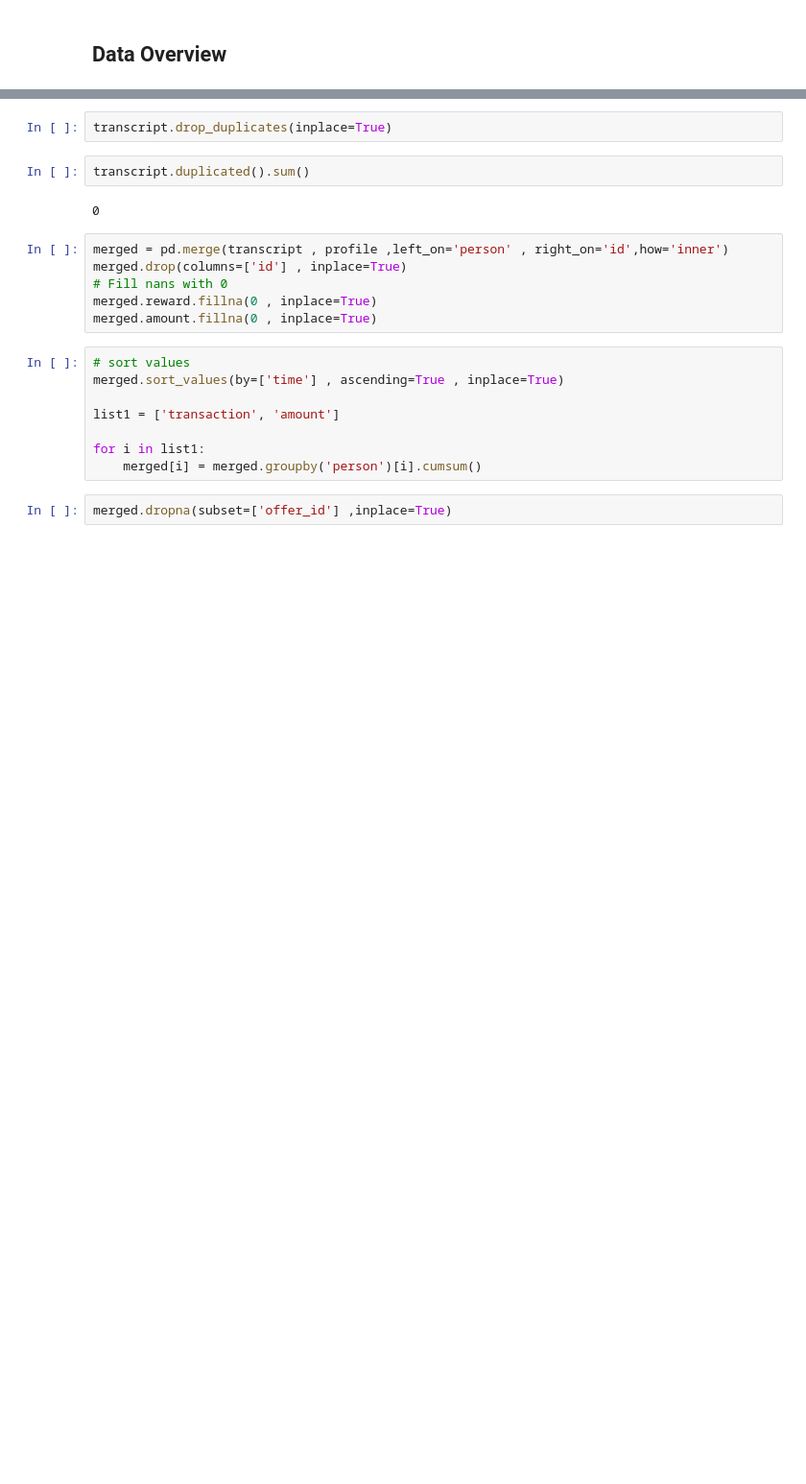
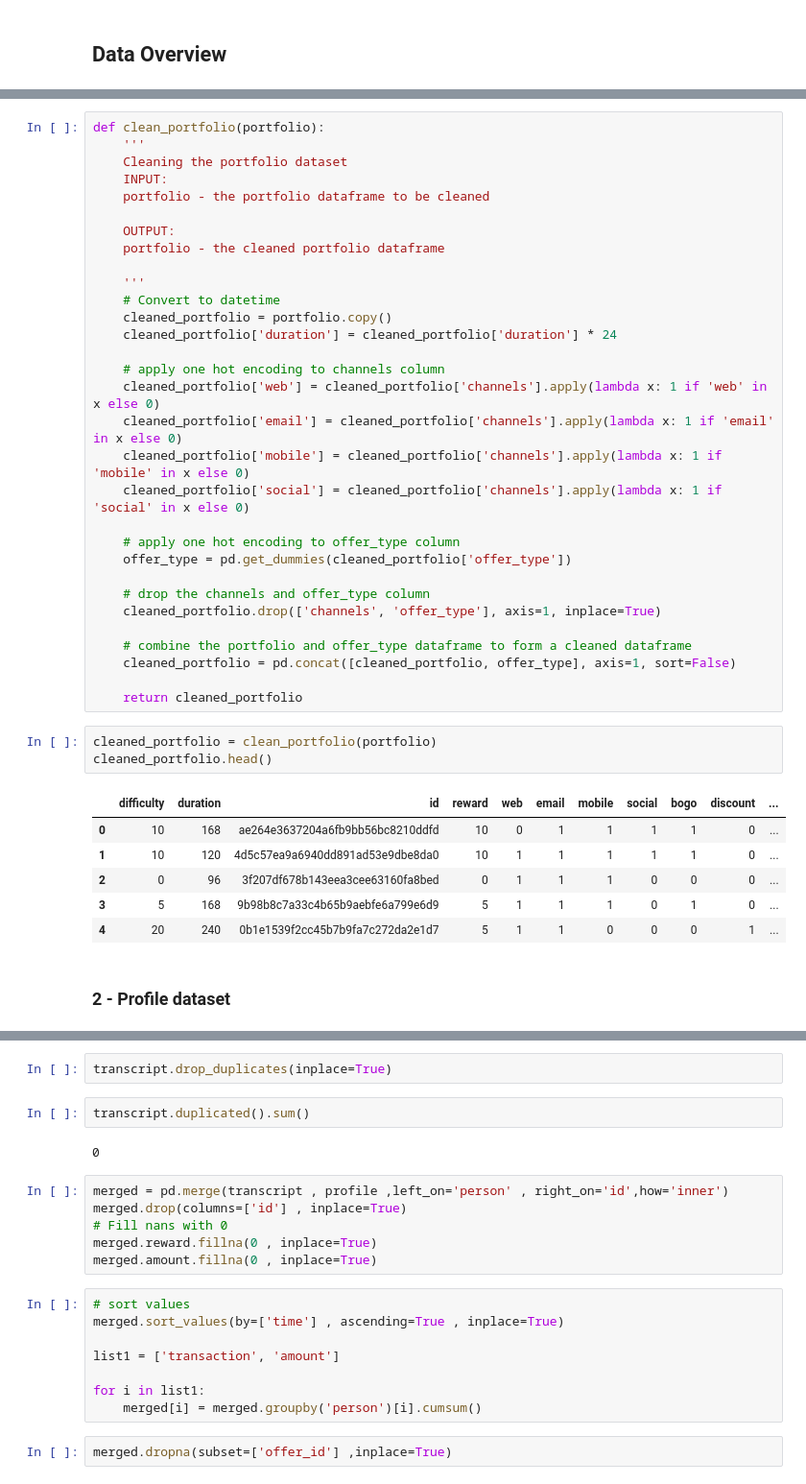
Before and after one commit to MlataIbrahim/Starbucks-Capstone-Project, a Jupyter notebook: Starbucks_Capstone_notebook.ipynb, the cells around one changed output, grey strips where cells are left out. Shown at 96% size. Drawn from its saved outputs; the diff is of its cells as text; blank space fills up the shorter version.

```diff
--- a/Starbucks_Capstone_notebook.ipynb
+++ b/Starbucks_Capstone_notebook.ipynb
@@ -273,0 +121,43 @@ transcript = pd.get_dummies(transcript , columns=['event'] , prefix='' ,prefix_s
+# %%
+def clean_portfolio(portfolio):
+    '''
+    Cleaning the portfolio dataset
+    INPUT:
+    portfolio - the portfolio dataframe to be cleaned
+
+    OUTPUT:
+    portfolio - the cleaned portfolio dataframe
+
+    '''
+    # Convert to datetime
+    cleaned_portfolio = portfolio.copy()
+    cleaned_portfolio['duration'] = cleaned_portfolio['duration'] * 24
+
+    # apply one hot encoding to channels column
+    cleaned_portfolio['web'] = cleaned_portfolio['channels'].apply(lambda x: 1 if 'web' in x else 0)
+    cleaned_portfolio['email'] = cleaned_portfolio['channels'].apply(lambda x: 1 if 'email' in x else 0)
+    cleaned_portfolio['mobile'] = cleaned_portfolio['channels'].apply(lambda x: 1 if 'mobile' in x else 0)
+    cleaned_portfolio['social'] = cleaned_portfolio['channels'].apply(lambda x: 1 if 'social' in x else 0)
+
+    # apply one hot encoding to offer_type column
+    offer_type = pd.get_dummies(cleaned_portfolio['offer_type'])
+
+    # drop the channels and offer_type column
+    cleaned_portfolio.drop(['channels', 'offer_type'], axis=1, inplace=True)
+
+    # combine the portfolio and offer_type dataframe to form a cleaned dataframe
+    cleaned_portfolio = pd.concat([cleaned_portfolio, offer_type], axis=1, sort=False)
+
+    return cleaned_portfolio
+# %%
+cleaned_portfolio = clean_portfolio(portfolio)
+cleaned_portfolio.head()
+# %% [output]
+|  | difficulty | duration | id | reward | web | email | mobile | social | bogo | discount | ... |
+| 0 | 10 | 168 | ae264e3637204a6fb9bb56bc8210ddfd | 10 | 0 | 1 | 1 | 1 | 1 | 0 | ... |
+| 1 | 10 | 120 | 4d5c57ea9a6940dd891ad53e9dbe8da0 | 10 | 1 | 1 | 1 | 1 | 1 | 0 | ... |
+| 2 | 0 | 96 | 3f207df678b143eea3cee63160fa8bed | 0 | 1 | 1 | 1 | 0 | 0 | 0 | ... |
+| 3 | 5 | 168 | 9b98b8c7a33c4b65b9aebfe6a799e6d9 | 5 | 1 | 1 | 1 | 0 | 1 | 0 | ... |
+| 4 | 20 | 240 | 0b1e1539f2cc45b7b9fa7c272da2e1d7 | 5 | 1 | 1 | 0 | 0 | 0 | 1 | ... |
+# %% [markdown]
+### 2 -  Profile dataset
```
Also changed, not shown: parts of 83 cells of this notebook, 3 other files.
